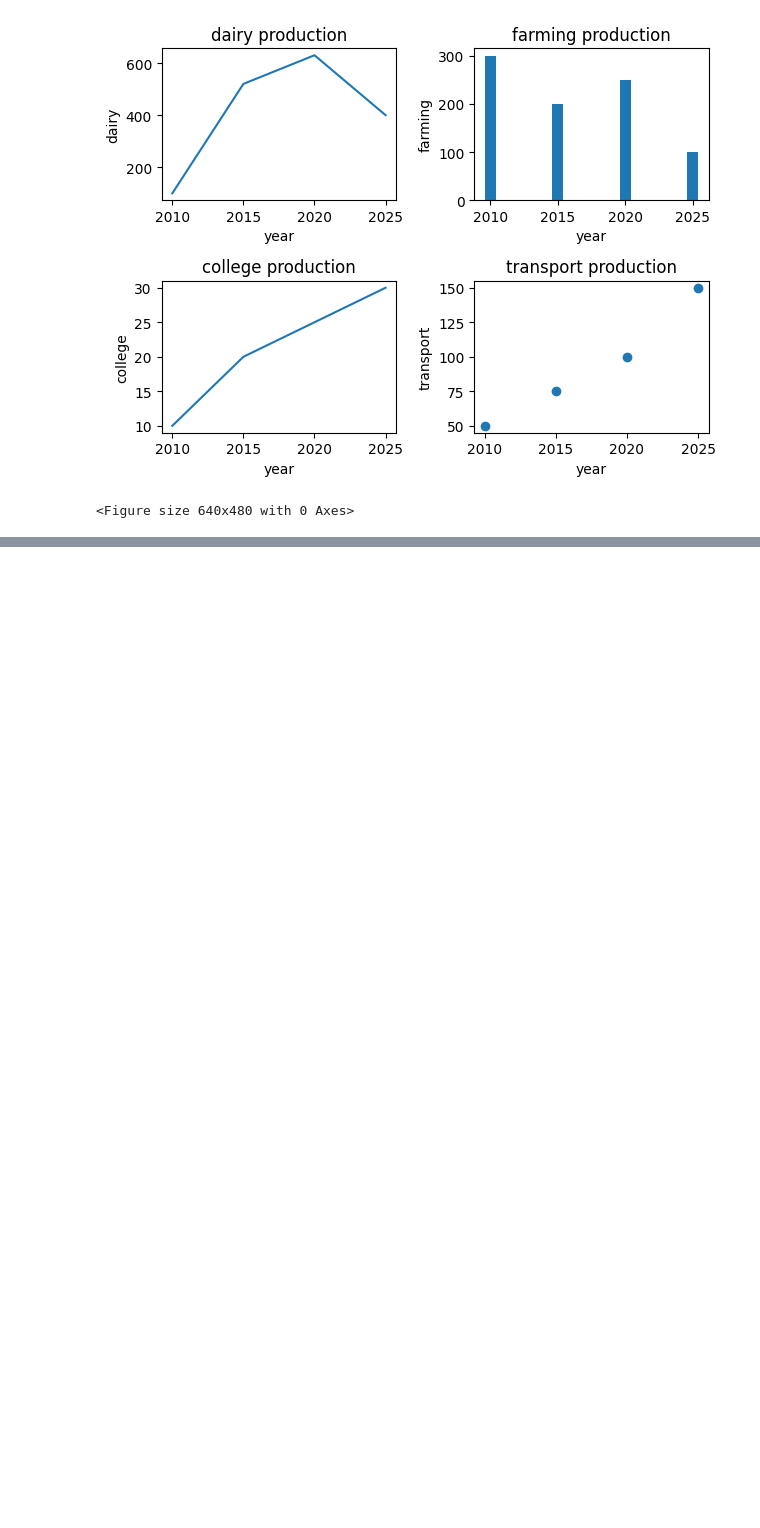
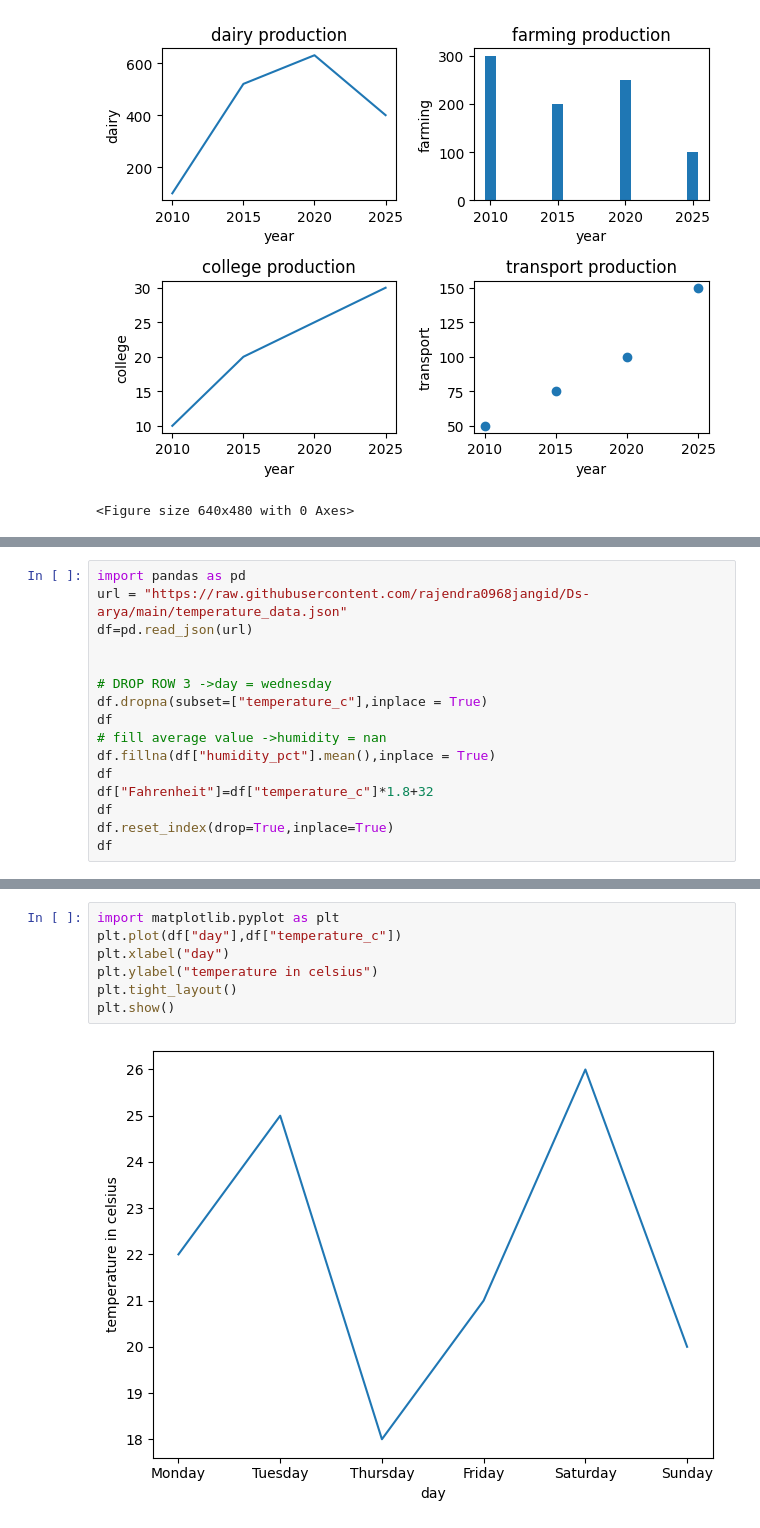
Before and after one commit to yashmourya236-code/Data_Science_-45-Days-, a Jupyter notebook: Python(Day-18).ipynb, the cells around one changed output, grey strips where cells are left out. Saved outputs shown, nothing was run; the diff lists cells and outputs as text; blank space fills up the shorter version.

```diff
--- a/Python(Day-18).ipynb
+++ b/Python(Day-18).ipynb
@@ -78,0 +98,16 @@ plt.savefig("subplot.jpg")
+# %%
+import pandas as pd
+url = "https://raw.githubusercontent.com/rajendra0968jangid/Ds-arya/main/temperature_data.json"
+df=pd.read_json(url)
+
+
+# DROP ROW 3 ->day = wednesday
+df.dropna(subset=["temperature_c"],inplace = True)
+df
+# fill average value ->humidity = nan
+df.fillna(df["humidity_pct"].mean(),inplace = True)
+df
+df["Fahrenheit"]=df["temperature_c"]*1.8+32
+df
+df.reset_index(drop=True,inplace=True)
+df
@@ -78,0 +122,9 @@ plt.savefig("subplot.jpg")
+# %%
+import matplotlib.pyplot as plt
+plt.plot(df["day"],df["temperature_c"])
+plt.xlabel("day")
+plt.ylabel("temperature in celsius")
+plt.tight_layout()
+plt.show()
+# %% [output]
+[figure, added]
```
Also changed, not shown: parts of 3 cells of this notebook.
